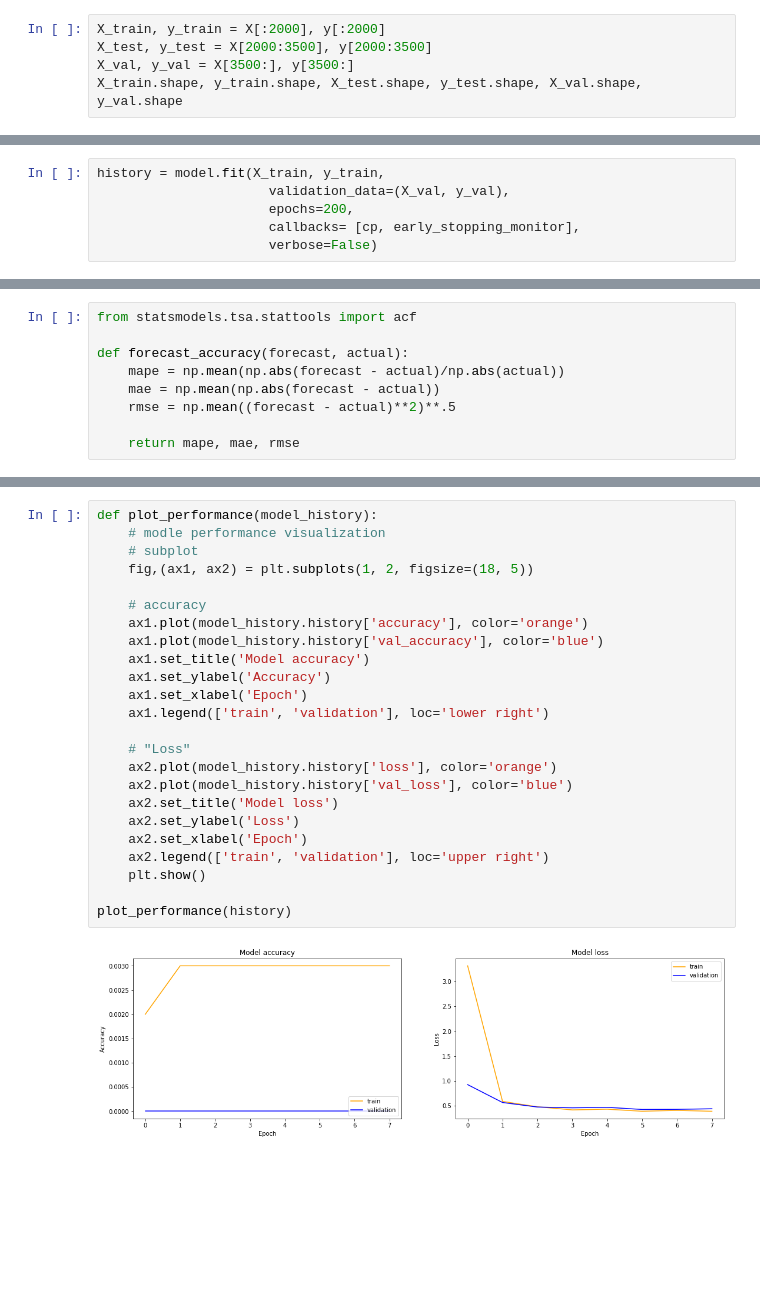
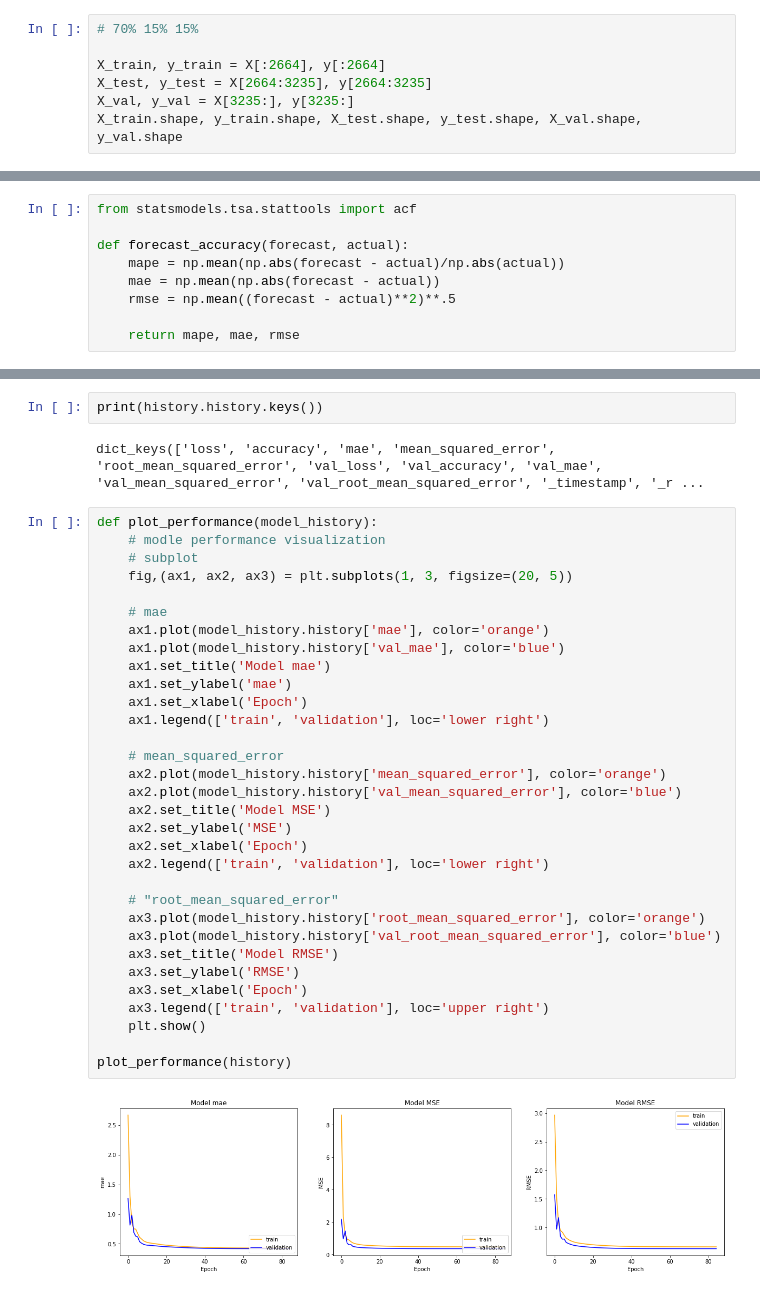
Before and after one commit to Malekkamoua/Quality-prediction-industry-4.0, a Jupyter notebook: 5_Forecasting | LSTM.ipynb, the cells around one changed output, grey strips where cells are left out. Drawn from its saved outputs; the diff is of its cells as text; blank space fills up the shorter version.

```diff
--- a/5_Forecasting | LSTM.ipynb
+++ b/5_Forecasting | LSTM.ipynb
@@ -33,8 +40,10 @@ X.shape, y.shape
 # %% [output]
 ((3800, 5, 1), (3800,))
 # %%
-X_train, y_train = X[:2000], y[:2000]
-X_test, y_test = X[2000:3500], y[2000:3500]
-X_val, y_val = X[3500:], y[3500:]
+# 70% 15% 15%
+
+X_train, y_train = X[:2664], y[:2664]
+X_test, y_test = X[2664:3235], y[2664:3235]
+X_val, y_val = X[3235:], y[3235:]
 X_train.shape, y_train.shape, X_test.shape, y_test.shape, X_val.shape, y_val.shape
 # %% [output]
@@ -80,6 +121,0 @@ model.compile(loss=MeanSquaredError(), optimizer=Adam(learning_rate=0.0025), met
-# %%
-history = model.fit(X_train, y_train,
-                      validation_data=(X_val, y_val),
-                      epochs=200,
-                      callbacks= [cp, early_stopping_monitor],
-                      verbose=False)
@@ -164,26 +179,38 @@ plt.show()
+# %%
+print(history.history.keys())
+# %% [output]
+dict_keys(['loss', 'accuracy', 'mae', 'mean_squared_error', 'root_mean_squared_error', 'val_loss', 'val_accuracy', 'val_mae', 'val_mean_squared_error', 'val_root_mean_squared_error', '_timestamp', '_r ...
 # %%
 def plot_performance(model_history):
     # modle performance visualization
     # subplot
-    fig,(ax1, ax2) = plt.subplots(1, 2, figsize=(18, 5))
+    fig,(ax1, ax2, ax3) = plt.subplots(1, 3, figsize=(20, 5))
 
-    # accuracy
-    ax1.plot(model_history.history['accuracy'], color='orange')
-    ax1.plot(model_history.history['val_accuracy'], color='blue')
-    ax1.set_title('Model accuracy')
-    ax1.set_ylabel('Accuracy')
+    # mae
+    ax1.plot(model_history.history['mae'], color='orange')
+    ax1.plot(model_history.history['val_mae'], color='blue')
+    ax1.set_title('Model mae')
+    ax1.set_ylabel('mae')
     ax1.set_xlabel('Epoch')
     ax1.legend(['train', 'validation'], loc='lower right')
 
-    # "Loss"
-    ax2.plot(model_history.history['loss'], color='orange')
-    ax2.plot(model_history.history['val_loss'], color='blue')
-    ax2.set_title('Model loss')
-    ax2.set_ylabel('Loss')
+    # mean_squared_error
+    ax2.plot(model_history.history['mean_squared_error'], color='orange')
+    ax2.plot(model_history.history['val_mean_squared_error'], color='blue')
+    ax2.set_title('Model MSE')
+    ax2.set_ylabel('MSE')
     ax2.set_xlabel('Epoch')
-    ax2.legend(['train', 'validation'], loc='upper right')
+    ax2.legend(['train', 'validation'], loc='lower right')
+
+    # "root_mean_squared_error"
+    ax3.plot(model_history.history['root_mean_squared_error'], color='orange')
+    ax3.plot(model_history.history['val_root_mean_squared_error'], color='blue')
+    ax3.set_title('Model RMSE')
+    ax3.set_ylabel('RMSE')
+    ax3.set_xlabel('Epoch')
+    ax3.legend(['train', 'validation'], loc='upper right')
     plt.show()
 
 plot_performance(history)
 # %% [output]
-[figure, old version]
+[figure, new version]
```
Also changed, not shown: parts of 10 cells of this notebook.
